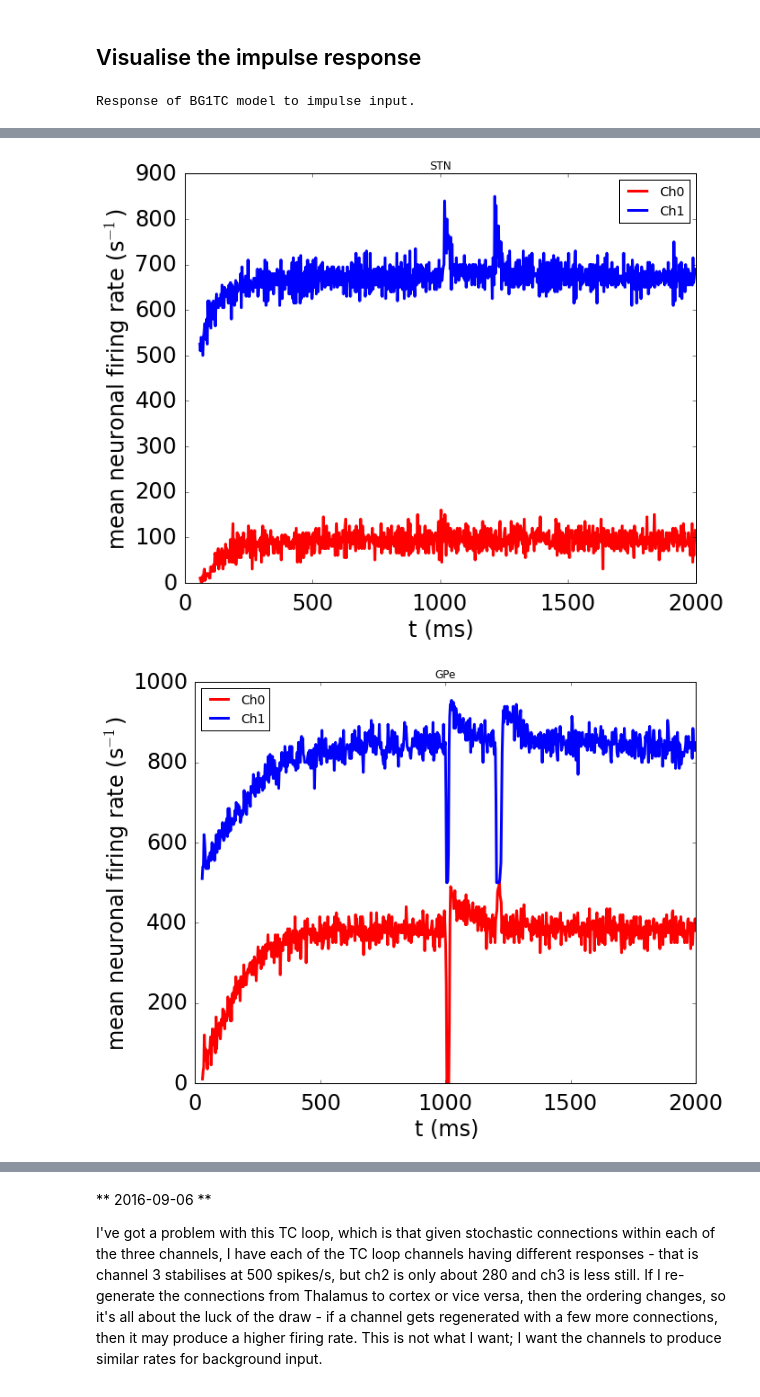
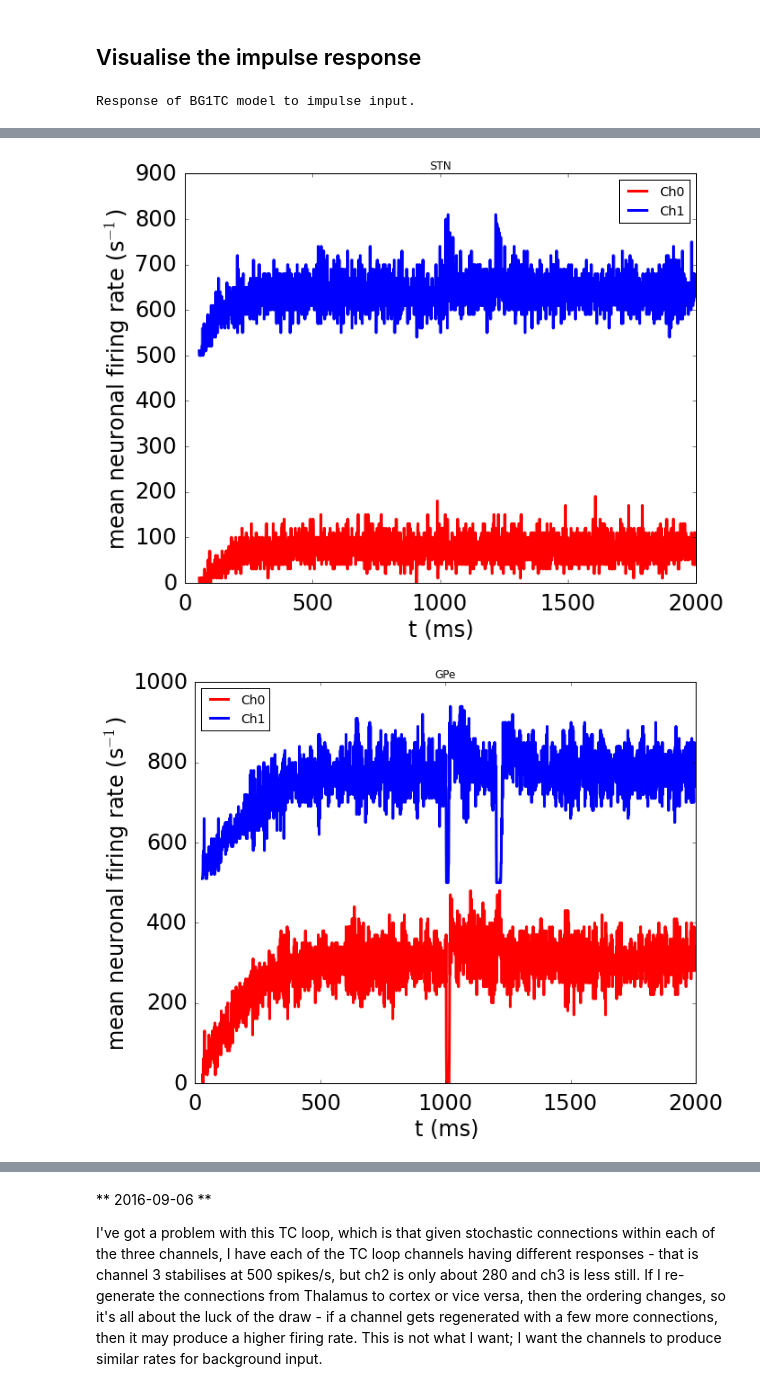
Before and after one commit to ABRG-Models/GPR_Izhikevich, a Jupyter notebook: labbook/SpikingBG2_labbook.ipynb, the cells around one changed output, grey strips where cells are left out. Drawn from its saved outputs; the diff is of its cells as text; code cells hidden in the pictures.

```diff
--- a/labbook/SpikingBG2_labbook.ipynb
+++ b/labbook/SpikingBG2_labbook.ipynb
@@ -234,9 +185,10 @@ spinemlcmd = '/bin/bash -c "pushd '+spineml2brahms+' && '+\
              'LD_LIBRARY_PATH=\"\" ./convert_script_s2b -g -m '+modeldir+' -e'+\
              `expt` + ' -o ' + `logdir1` + ' ; popd"';
 
-numrepeatruns = 100
+numrepeatruns = 100 # To match Tachibana et al 2008.
+
 # Set to 0 if you're messing with the program and you already computed the simulation:
-require_recompute = 1
+require_recompute = 0
 load_data = 0
 
 if require_recompute:
@@ -284,7 +236,7 @@ elif load_data:
     sl_GPe = np.genfromtxt ('sl_GPe.csv', delimiter=',')
     sl_GPi = np.genfromtxt ('sl_GPi.csv', delimiter=',')
 
-numbins = 1000
+numbins = 2000 # 2000 bins for 2 seconds gives 1 ms per bin, as used by Tachibana et al 2008.
 
 vis_much_data (sl_D1, numbins, numrepeatruns, 'D1')
 vis_much_data (sl_D2, numbins, numrepeatruns, 'D2')
@@ -298,2 +250,2 @@ Response of BG1TC model to impulse input.
-[figure, old version]
+[figure, new version]
-[figure, old version]
+[figure, new version]
```
Also changed, not shown: parts of 3 cells of this notebook.
